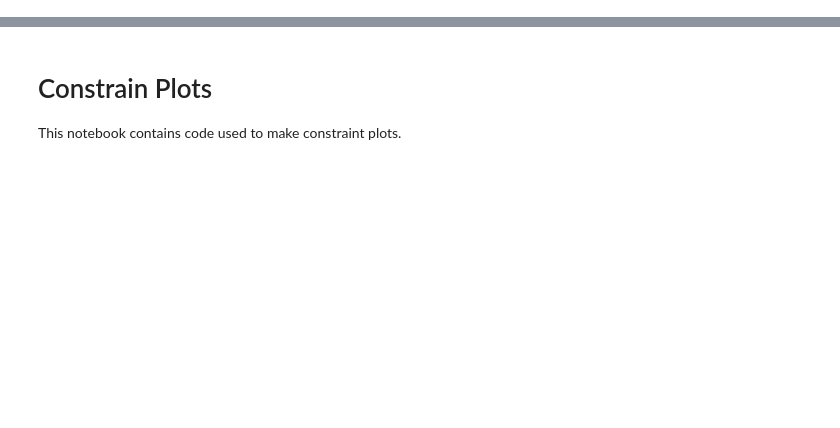
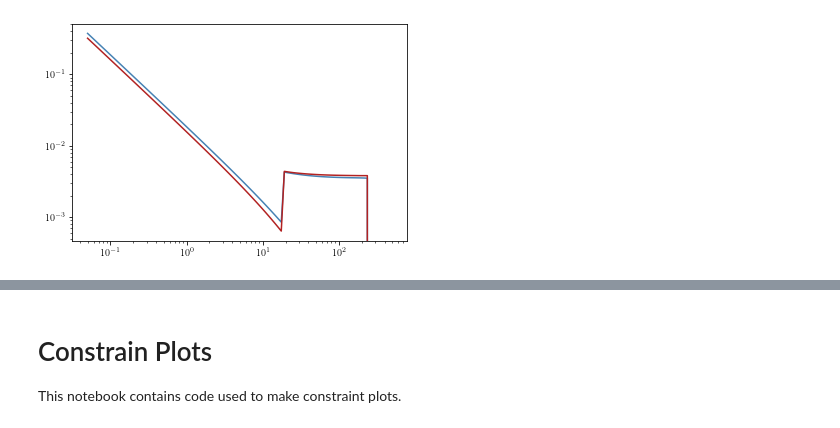
Before and after one commit to LoganAMorrison/gecko, a Jupyter notebook: notebooks/Untitled.ipynb, the cells around one changed output, grey strips where cells are left out. Saved outputs shown, nothing was run; the diff lists cells and outputs as text; code cells hidden in the pictures; blank space fills up the shorter version.

```diff
--- a/notebooks/Untitled.ipynb
+++ b/notebooks/Untitled.ipynb
@@ -0,0 +6,17 @@
+# %%
+model = RHNeutrino(500.0, 1e-3, include_3body=True)
+xs = np.geomspace(1e-4, 1.0, 100)
+egams = xs * model.mx
+spec_e = model.total_spectrum(egams)
+
+model = RHNeutrino(500.0, 1e-3, "mu", include_3body=True)
+xs = np.geomspace(1e-4, 1.0, 100)
+egams = xs * model.mx
+spec_mu = model.total_spectrum(egams)
+# %%
+plt.plot(egams, spec_e)
+plt.plot(egams, spec_mu)
+plt.yscale('log')
+plt.xscale('log')
+# %% [output]
+[figure, added]
```
Also changed, not shown: parts of 17 cells of this notebook, 23 other files.
